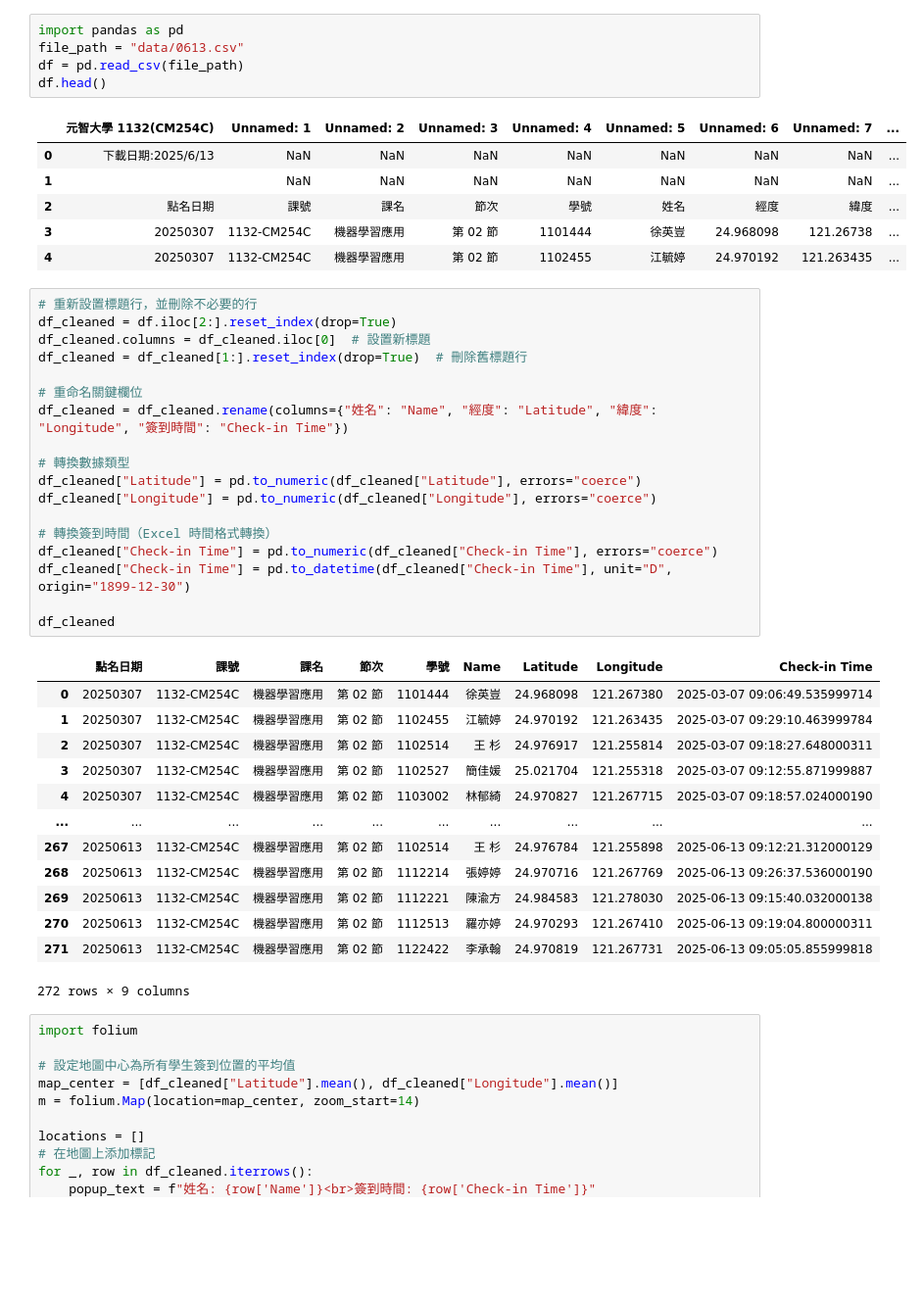
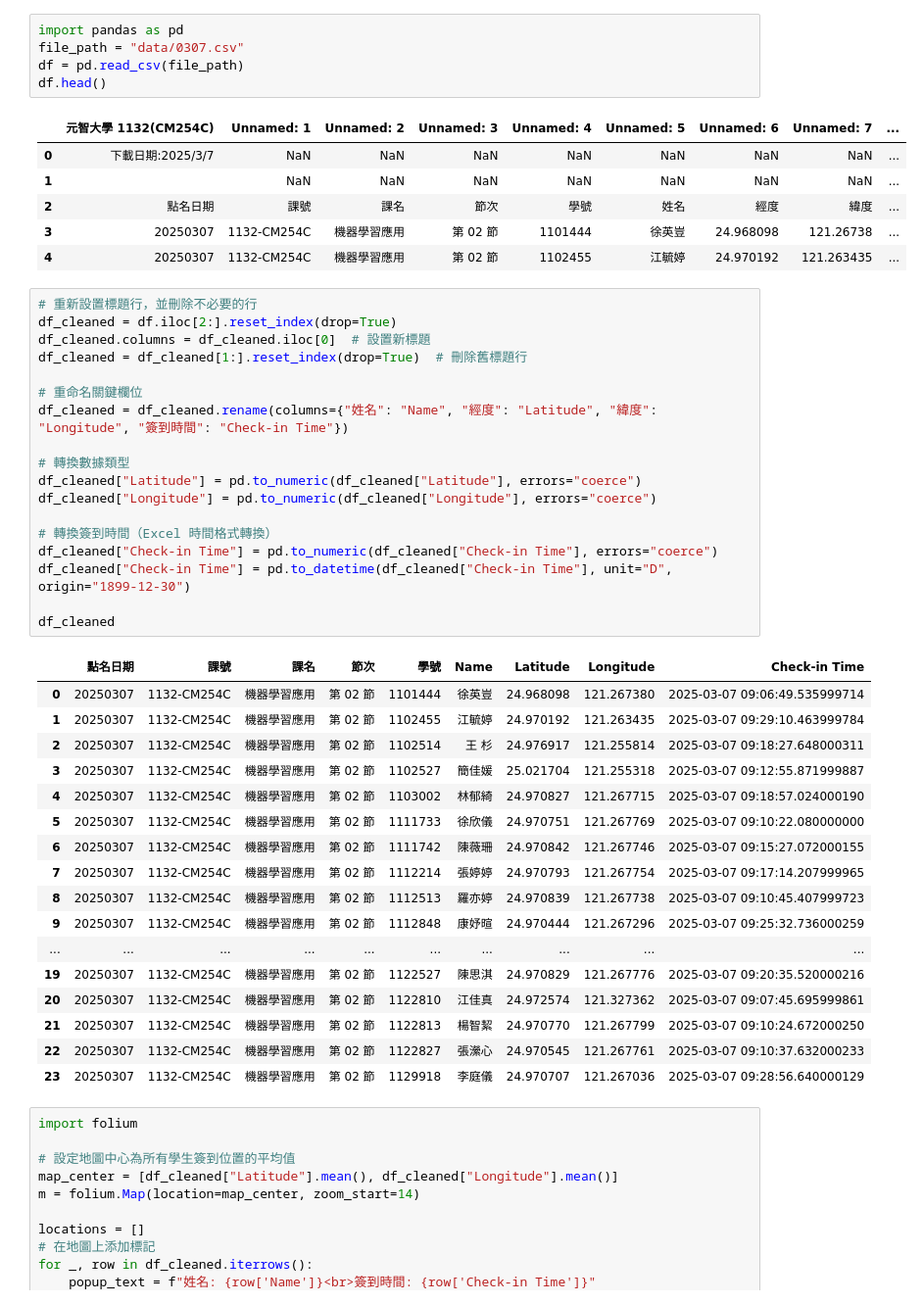
Before and after one commit to hank1101444/YZU-Attendance-Visualizer, a Jupyter notebook: main.ipynb, the cells around one changed output. Shown at 98% size. Saved outputs shown, nothing was run; the diff lists cells and outputs as text; blank space fills up the shorter version.

```diff
--- a/main.ipynb
+++ b/main.ipynb
@@ -1,11 +8,11 @@
 # %%
 import pandas as pd
-file_path = "data/0613.csv"
+file_path = "data/0307.csv"
 df = pd.read_csv(file_path)
 df.head()
 # %% [output]
 |  | 元智大學 1132(CM254C) | Unnamed: 1 | Unnamed: 2 | Unnamed: 3 | Unnamed: 4 | Unnamed: 5 | Unnamed: 6 | Unnamed: 7 | ... |
-| 0 | 下載日期:2025/6/13 | NaN | NaN | NaN | NaN | NaN | NaN | NaN | ... |
+| 0 | 下載日期:2025/3/7 | NaN | NaN | NaN | NaN | NaN | NaN | NaN | ... |
 | 1 |  | NaN | NaN | NaN | NaN | NaN | NaN | NaN | ... |
 | 2 | 點名日期 | 課號 | 課名 | 節次 | 學號 | 姓名 | 經度 | 緯度 | ... |
 | 3 | 20250307 | 1132-CM254C | 機器學習應用 | 第 02 節 | 1101444 | 徐英豈 | 24.968098 | 121.26738 | ... |
@@ -35,13 +42,17 @@ df_cleaned
 | 2 | 20250307 | 1132-CM254C | 機器學習應用 | 第 02 節 | 1102514 | 王 杉 | 24.976917 | 121.255814 | 2025-03-07 09:18:27.648000311 |
 | 3 | 20250307 | 1132-CM254C | 機器學習應用 | 第 02 節 | 1102527 | 簡佳媛 | 25.021704 | 121.255318 | 2025-03-07 09:12:55.871999887 |
 | 4 | 20250307 | 1132-CM254C | 機器學習應用 | 第 02 節 | 1103002 | 林郁綺 | 24.970827 | 121.267715 | 2025-03-07 09:18:57.024000190 |
+| 5 | 20250307 | 1132-CM254C | 機器學習應用 | 第 02 節 | 1111733 | 徐欣儀 | 24.970751 | 121.267769 | 2025-03-07 09:10:22.080000000 |
+| 6 | 20250307 | 1132-CM254C | 機器學習應用 | 第 02 節 | 1111742 | 陳薇珊 | 24.970842 | 121.267746 | 2025-03-07 09:15:27.072000155 |
+| 7 | 20250307 | 1132-CM254C | 機器學習應用 | 第 02 節 | 1112214 | 張婷婷 | 24.970793 | 121.267754 | 2025-03-07 09:17:14.207999965 |
+| 8 | 20250307 | 1132-CM254C | 機器學習應用 | 第 02 節 | 1112513 | 羅亦婷 | 24.970839 | 121.267738 | 2025-03-07 09:10:45.407999723 |
+| 9 | 20250307 | 1132-CM254C | 機器學習應用 | 第 02 節 | 1112848 | 康妤暄 | 24.970444 | 121.267296 | 2025-03-07 09:25:32.736000259 |
 | ... | ... | ... | ... | ... | ... | ... | ... | ... | ... |
-| 267 | 20250613 | 1132-CM254C | 機器學習應用 | 第 02 節 | 1102514 | 王 杉 | 24.976784 | 121.255898 | 2025-06-13 09:12:21.312000129 |
-| 268 | 20250613 | 1132-CM254C | 機器學習應用 | 第 02 節 | 1112214 | 張婷婷 | 24.970716 | 121.267769 | 2025-06-13 09:26:37.536000190 |
-| 269 | 20250613 | 1132-CM254C | 機器學習應用 | 第 02 節 | 1112221 | 陳渝方 | 24.984583 | 121.278030 | 2025-06-13 09:15:40.032000138 |
-| 270 | 20250613 | 1132-CM254C | 機器學習應用 | 第 02 節 | 1112513 | 羅亦婷 | 24.970293 | 121.267410 | 2025-06-13 09:19:04.800000311 |
-| 271 | 20250613 | 1132-CM254C | 機器學習應用 | 第 02 節 | 1122422 | 李承翰 | 24.970819 | 121.267731 | 2025-06-13 09:05:05.855999818 |
+| 19 | 20250307 | 1132-CM254C | 機器學習應用 | 第 02 節 | 1122527 | 陳思淇 | 24.970829 | 121.267776 | 2025-03-07 09:20:35.520000216 |
+| 20 | 20250307 | 1132-CM254C | 機器學習應用 | 第 02 節 | 1122810 | 江佳真 | 24.972574 | 121.327362 | 2025-03-07 09:07:45.695999861 |
+| 21 | 20250307 | 1132-CM254C | 機器學習應用 | 第 02 節 | 1122813 | 楊智絜 | 24.970770 | 121.267799 | 2025-03-07 09:10:24.672000250 |
+| 22 | 20250307 | 1132-CM254C | 機器學習應用 | 第 02 節 | 1122827 | 張瀠心 | 24.970545 | 121.267761 | 2025-03-07 09:10:37.632000233 |
+| 23 | 20250307 | 1132-CM254C | 機器學習應用 | 第 02 節 | 1129918 | 李庭儀 | 24.970707 | 121.267036 | 2025-03-07 09:28:56.640000129 |
-272 rows × 9 columns
 # %%
 import folium
 
```
Also changed, not shown: parts of 3 cells of this notebook, 6 other files.
